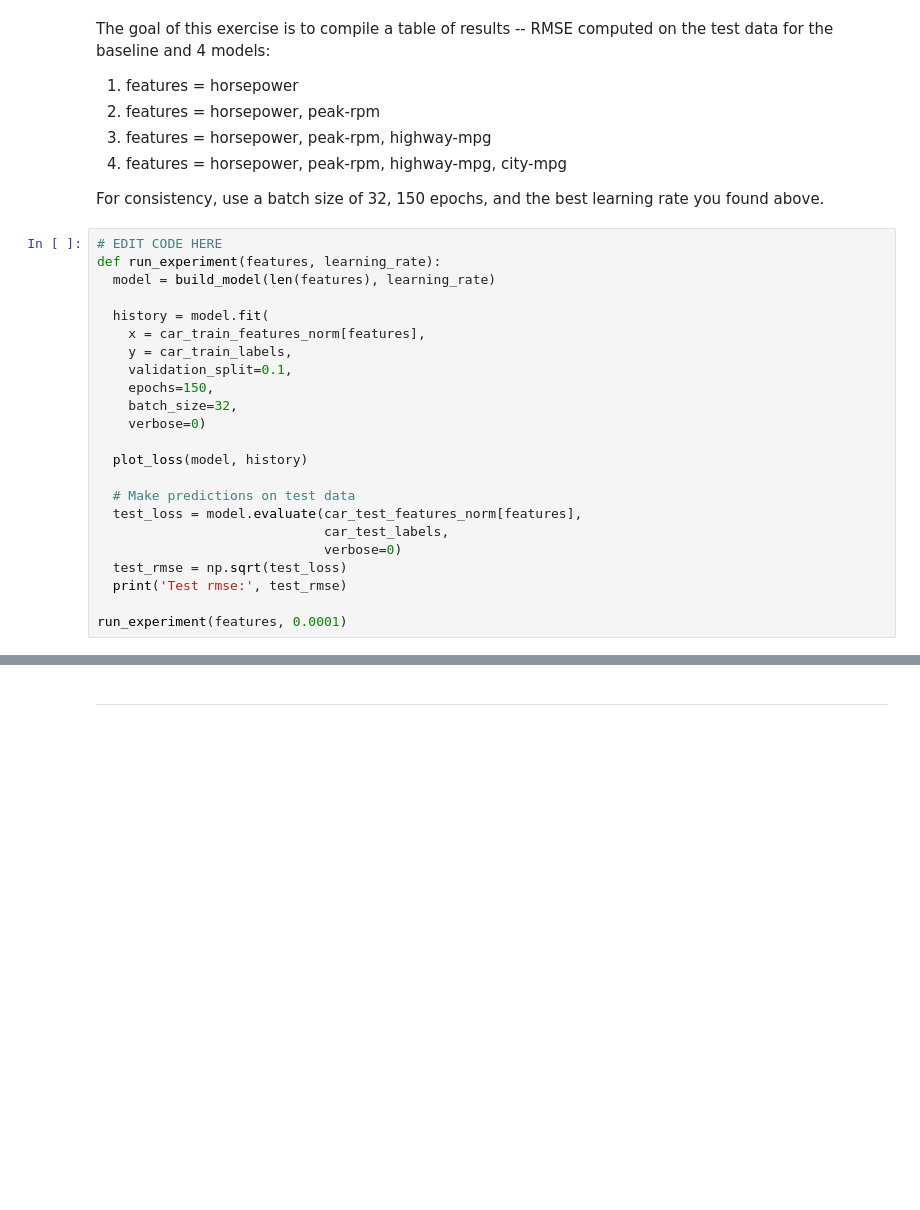
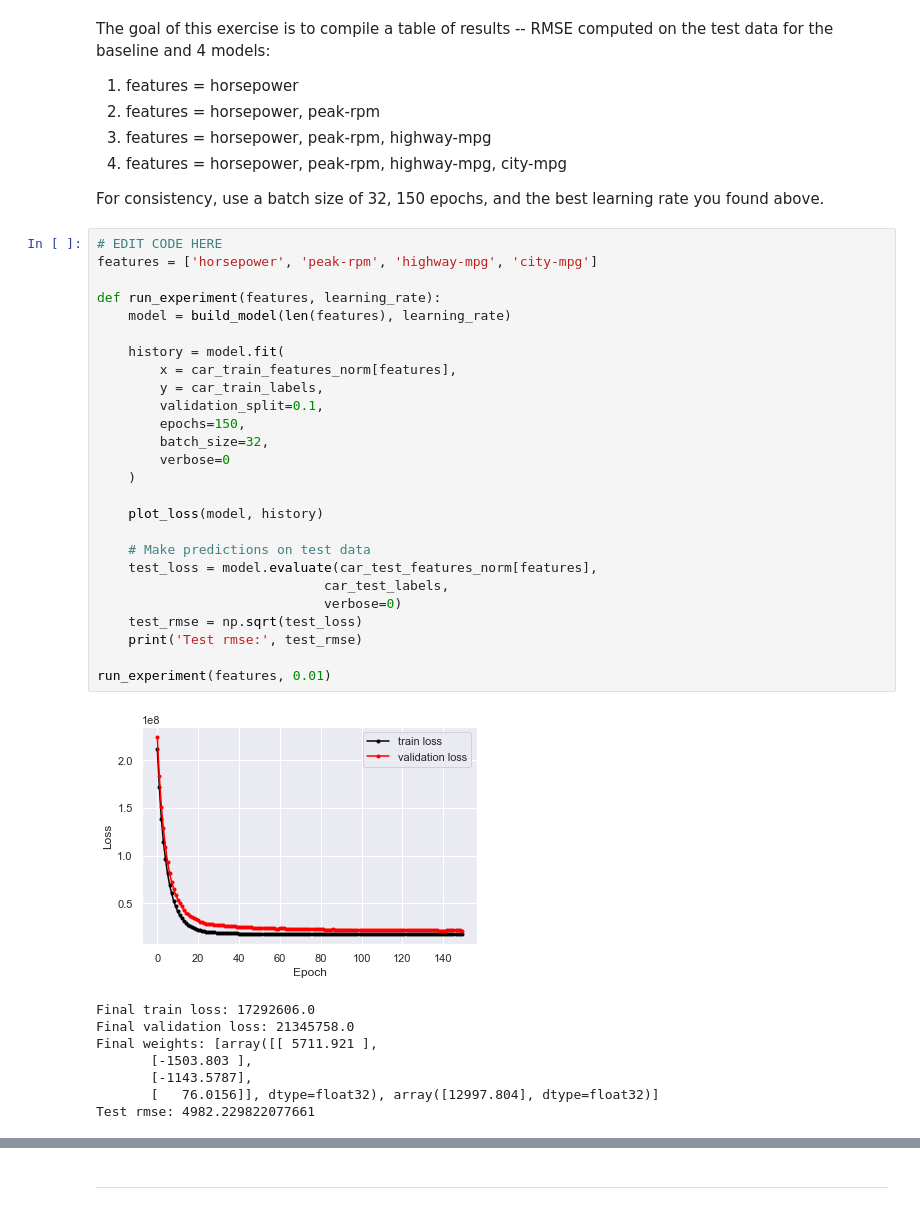
Before and after one commit to sotoodaa-ucb/ucb_mids_w207_homework_3, a Jupyter notebook: 03 Linear Regression with Tensorflow.ipynb, the cells around one changed output, grey strips where cells are left out. Drawn from its saved outputs; the diff is of its cells as text; blank space fills up the shorter version.

```diff
--- a/03 Linear Regression with Tensorflow.ipynb
+++ b/03 Linear Regression with Tensorflow.ipynb
@@ -431,27 +529,39 @@ The goal of this exercise is to compile a table of results -- RMSE computed on t
 For consistency, use a batch size of 32, 150 epochs, and the best learning rate you found above.
 # %%
 # EDIT CODE HERE
+features = ['horsepower', 'peak-rpm', 'highway-mpg', 'city-mpg']
+
 def run_experiment(features, learning_rate):
-  model = build_model(len(features), learning_rate)
+    model = build_model(len(features), learning_rate)
 
-  history = model.fit(
-    x = car_train_features_norm[features],
-    y = car_train_labels,
-    validation_split=0.1,
-    epochs=150,
-    batch_size=32,
-    verbose=0)
+    history = model.fit(
+        x = car_train_features_norm[features],
+        y = car_train_labels,
+        validation_split=0.1,
+        epochs=150,
+        batch_size=32,
+        verbose=0
+    )
 
-  plot_loss(model, history)
+    plot_loss(model, history)
 
-  # Make predictions on test data
-  test_loss = model.evaluate(car_test_features_norm[features],
+    # Make predictions on test data
+    test_loss = model.evaluate(car_test_features_norm[features],
                              car_test_labels,
                              verbose=0)
-  test_rmse = np.sqrt(test_loss)
-  print('Test rmse:', test_rmse)
+    test_rmse = np.sqrt(test_loss)
+    print('Test rmse:', test_rmse)
 
-run_experiment(features, 0.0001)
+run_experiment(features, 0.01)
+# %% [output]
+[figure, added]
+Final train loss: 17292606.0
+Final validation loss: 21345758.0
+Final weights: [array([[ 5711.921 ],
+       [-1503.803 ],
+       [-1143.5787],
+       [   76.0156]], dtype=float32), array([12997.804], dtype=float32)]
+Test rmse: 4982.229822077661
 # %% [markdown]
 *Written answer:*
 
```
Also changed, not shown: parts of 18 cells of this notebook.
